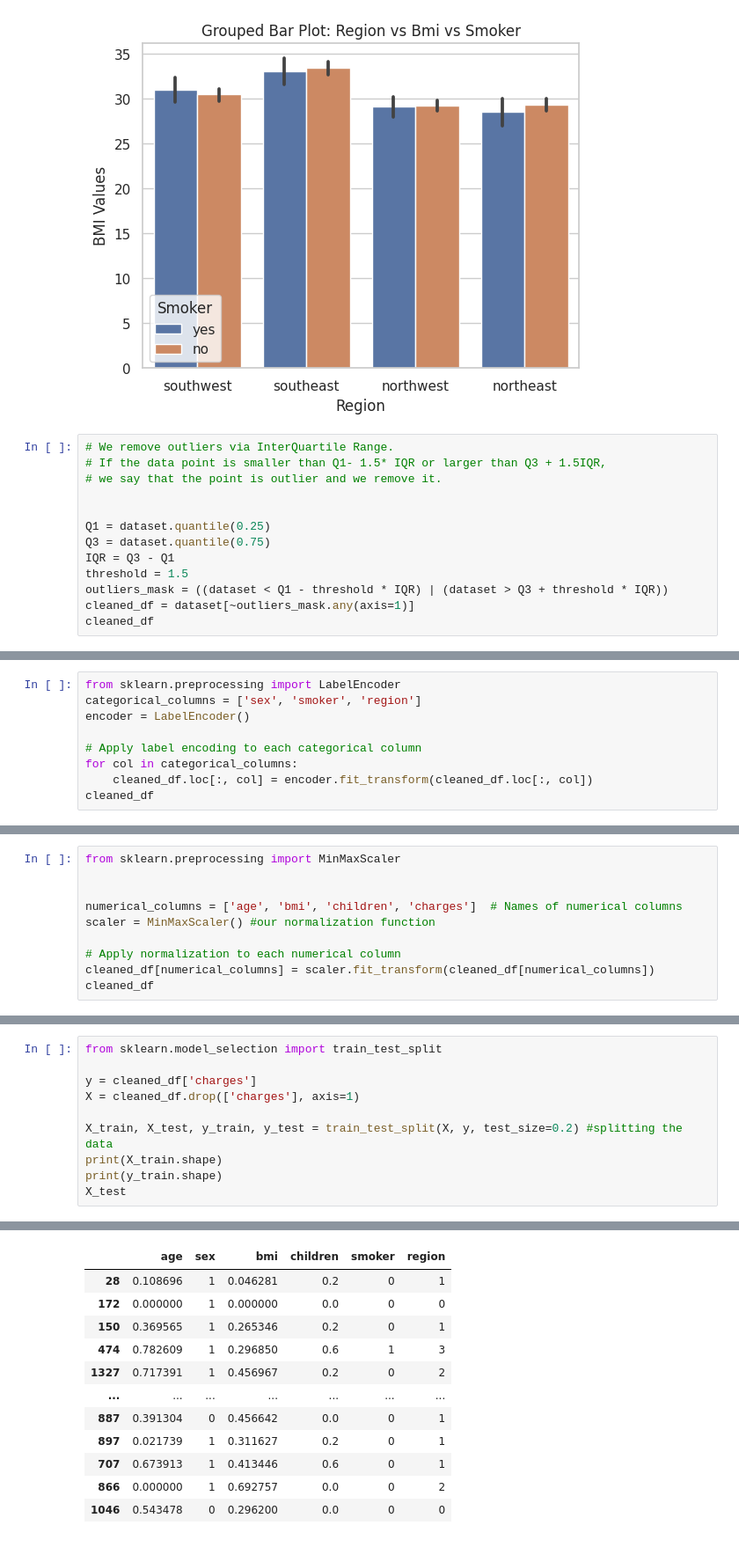
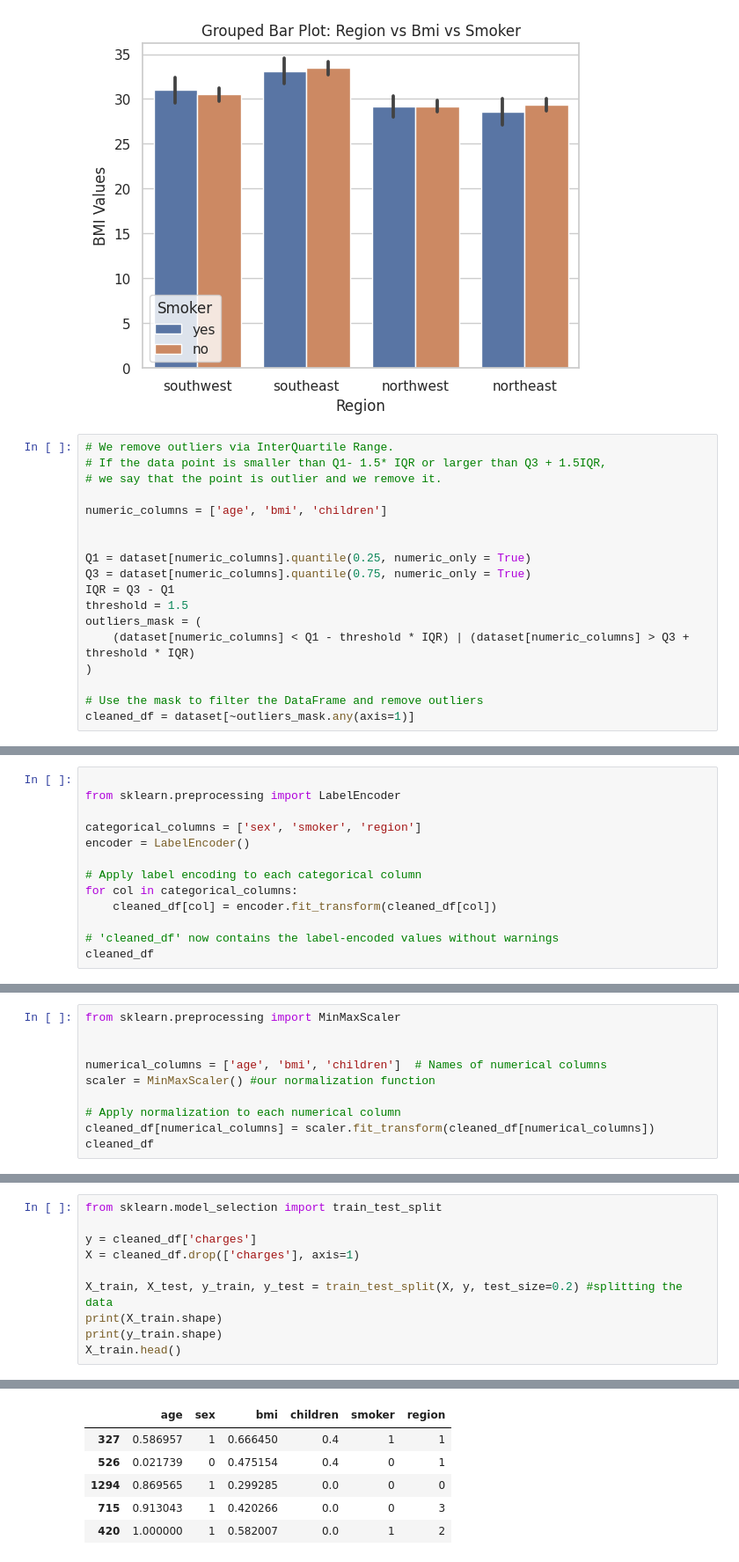
Before and after one commit to koozgur/Aygaz_Makine_Ogrenmesi_Bootcamp, a Jupyter notebook: Medical_Cost_Analysis.ipynb, the cells around one changed output, grey strips where cells are left out. Shown at 88% size. Saved outputs shown, nothing was run; the diff lists cells and outputs as text.

```diff
--- a/Medical_Cost_Analysis.ipynb
+++ b/Medical_Cost_Analysis.ipynb
@@ -219,11 +219,16 @@ plt.show()
 # If the data point is smaller than Q1- 1.5* IQR or larger than Q3 + 1.5IQR,
 # we say that the point is outlier and we remove it.
 
+numeric_columns = ['age', 'bmi', 'children']
 
-Q1 = dataset.quantile(0.25)
-Q3 = dataset.quantile(0.75)
+
+Q1 = dataset[numeric_columns].quantile(0.25, numeric_only = True)
+Q3 = dataset[numeric_columns].quantile(0.75, numeric_only = True)
 IQR = Q3 - Q1
 threshold = 1.5
-outliers_mask = ((dataset < Q1 - threshold * IQR) | (dataset > Q3 + threshold * IQR))
+outliers_mask = (
+    (dataset[numeric_columns] < Q1 - threshold * IQR) | (dataset[numeric_columns] > Q3 + threshold * IQR)
+)
+
+# Use the mask to filter the DataFrame and remove outliers
 cleaned_df = dataset[~outliers_mask.any(axis=1)]
-cleaned_df
@@ -254,11 +245,15 @@ cleaned_df.describe().T
 # %%
+
 from sklearn.preprocessing import LabelEncoder
+
 categorical_columns = ['sex', 'smoker', 'region']
 encoder = LabelEncoder()
 
 # Apply label encoding to each categorical column
 for col in categorical_columns:
-    cleaned_df.loc[:, col] = encoder.fit_transform(cleaned_df.loc[:, col])
+    cleaned_df[col] = encoder.fit_transform(cleaned_df[col])
+
+# 'cleaned_df' now contains the label-encoded values without warnings
 cleaned_df
 # %% [output]
 A value is trying to be set on a copy of a slice from a DataFrame.
@@ -293,7 +288,7 @@ See the caveats in the documentation: https://pandas.pydata.org/pandas-docs/stab
 from sklearn.preprocessing import MinMaxScaler
 
 
-numerical_columns = ['age', 'bmi', 'children', 'charges']  # Names of numerical columns
+numerical_columns = ['age', 'bmi', 'children']  # Names of numerical columns
 scaler = MinMaxScaler() #our normalization function
 
 # Apply normalization to each numerical column
@@ -327,5 +322,5 @@ X = cleaned_df.drop(['charges'], axis=1)
 X_train, X_test, y_train, y_test = train_test_split(X, y, test_size=0.2) #splitting the data
 print(X_train.shape)
 print(y_train.shape)
-X_test
+X_train.head()
 # %% [output]
@@ -334,12 +329,6 @@ X_test
 |  | age | sex | bmi | children | smoker | region |
-| 28 | 0.108696 | 1 | 0.046281 | 0.2 | 0 | 1 |
-| 172 | 0.000000 | 1 | 0.000000 | 0.0 | 0 | 0 |
-| 150 | 0.369565 | 1 | 0.265346 | 0.2 | 0 | 1 |
-| 474 | 0.782609 | 1 | 0.296850 | 0.6 | 1 | 3 |
-| 1327 | 0.717391 | 1 | 0.456967 | 0.2 | 0 | 2 |
-| ... | ... | ... | ... | ... | ... | ... |
-| 887 | 0.391304 | 0 | 0.456642 | 0.0 | 0 | 1 |
-| 897 | 0.021739 | 1 | 0.311627 | 0.2 | 0 | 1 |
-| 707 | 0.673913 | 1 | 0.413446 | 0.6 | 0 | 1 |
-| 866 | 0.000000 | 1 | 0.692757 | 0.0 | 0 | 2 |
-| 1046 | 0.543478 | 0 | 0.296200 | 0.0 | 0 | 0 |
+| 327 | 0.586957 | 1 | 0.666450 | 0.4 | 1 | 1 |
+| 526 | 0.021739 | 0 | 0.475154 | 0.4 | 0 | 1 |
+| 1294 | 0.869565 | 1 | 0.299285 | 0.0 | 0 | 0 |
+| 715 | 0.913043 | 1 | 0.420266 | 0.0 | 0 | 3 |
+| 420 | 1.000000 | 1 | 0.582007 | 0.0 | 1 | 2 |
```
Also changed, not shown: parts of 12 cells of this notebook.
